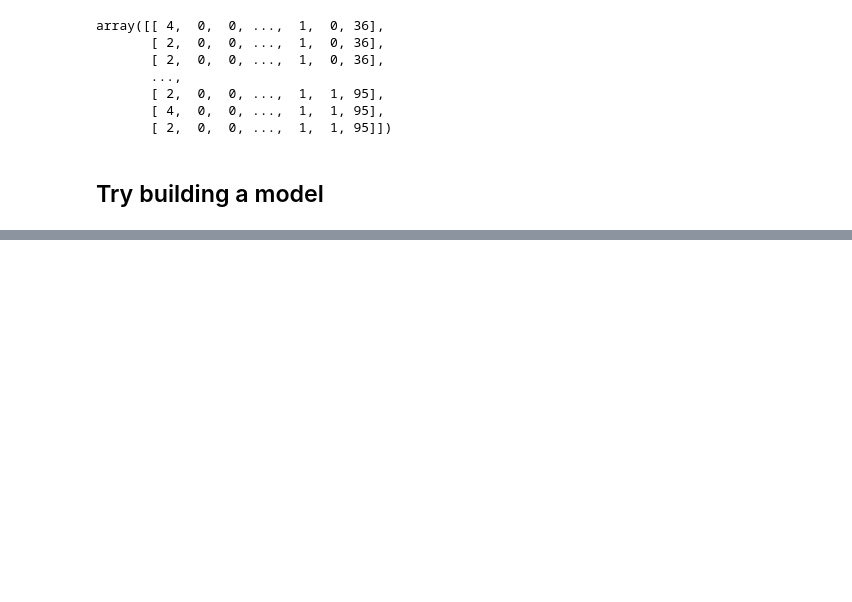
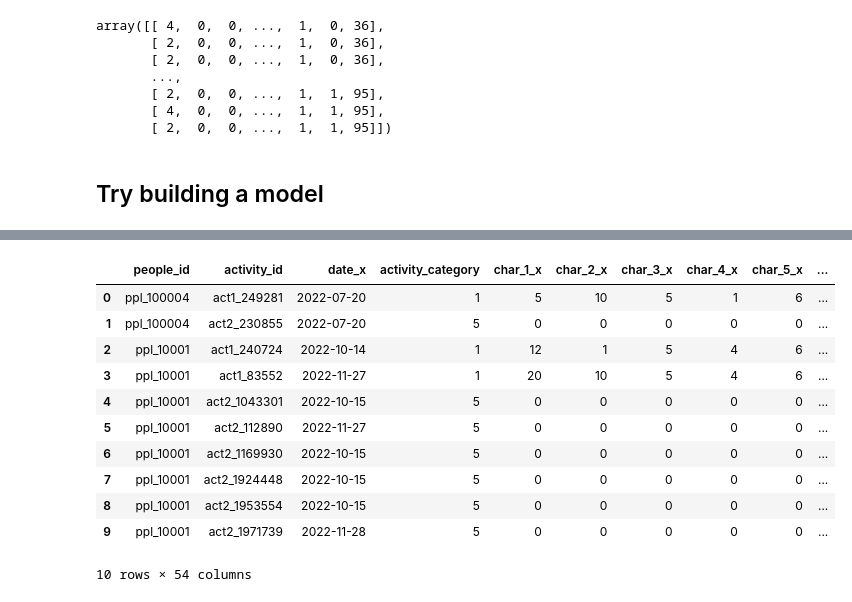
Before and after one commit to sakares/kaggle-redhat, a Jupyter notebook: bossgates-sandbox/sklearn_101.ipynb, the cells around one changed output, grey strips where cells are left out. Saved outputs shown, nothing was run; the diff lists cells and outputs as text; code cells hidden in the pictures; blank space fills up the shorter version.

Commit message:
Updated : test data converted

```diff
--- a/bossgates-sandbox/sklearn_101.ipynb
+++ b/bossgates-sandbox/sklearn_101.ipynb
@@ -299,0 +317,15 @@ array([[ 4,  0,  0, ...,  1,  0, 36],
+# %%
+merged_test_df = pd.merge(test_df, people_df, on='people_id')
+merged_test_col = merged_test_df.columns
+parsed_test_col = set(merged_test_col) - set(['people_id','activity_id','date_x','date_y'])
+for col in parsed_test_col:
+    print (col)
+    if(type(merged_test_df[col][0]) is np.bool_):
+        print('- is boolean')
+        merged_test_df[col] = merged_test_df[col].astype('int64')
+    elif (type(merged_test_df[col][0]) is np.int64 or type(merged_test_df[col][0]) is np.long):
+        print('- is integer')
+        merged_test_df[col] = merged_test_df[col].astype('int64')
+    else:
+        print('- is type/category')
+        merged_test_df[col] = merged_test_df[col].replace({'group': '', 'type':'', ' ':'', np.nan : '0'}, regex = True).astype('int64')
@@ -299,0 +350,15 @@ array([[ 4,  0,  0, ...,  1,  0, 36],
+# %%
+merged_test_df.head(10)
+# %% [output]
+|  | people_id | activity_id | date_x | activity_category | char_1_x | char_2_x | char_3_x | char_4_x | char_5_x | ... |
+| 0 | ppl_100004 | act1_249281 | 2022-07-20 | 1 | 5 | 10 | 5 | 1 | 6 | ... |
+| 1 | ppl_100004 | act2_230855 | 2022-07-20 | 5 | 0 | 0 | 0 | 0 | 0 | ... |
+| 2 | ppl_10001 | act1_240724 | 2022-10-14 | 1 | 12 | 1 | 5 | 4 | 6 | ... |
+| 3 | ppl_10001 | act1_83552 | 2022-11-27 | 1 | 20 | 10 | 5 | 4 | 6 | ... |
+| 4 | ppl_10001 | act2_1043301 | 2022-10-15 | 5 | 0 | 0 | 0 | 0 | 0 | ... |
+| 5 | ppl_10001 | act2_112890 | 2022-11-27 | 5 | 0 | 0 | 0 | 0 | 0 | ... |
+| 6 | ppl_10001 | act2_1169930 | 2022-10-15 | 5 | 0 | 0 | 0 | 0 | 0 | ... |
+| 7 | ppl_10001 | act2_1924448 | 2022-10-15 | 5 | 0 | 0 | 0 | 0 | 0 | ... |
+| 8 | ppl_10001 | act2_1953554 | 2022-10-15 | 5 | 0 | 0 | 0 | 0 | 0 | ... |
+| 9 | ppl_10001 | act2_1971739 | 2022-11-28 | 5 | 0 | 0 | 0 | 0 | 0 | ... |
+10 rows × 54 columns
```
Also changed, not shown: parts of 16 cells of this notebook.
